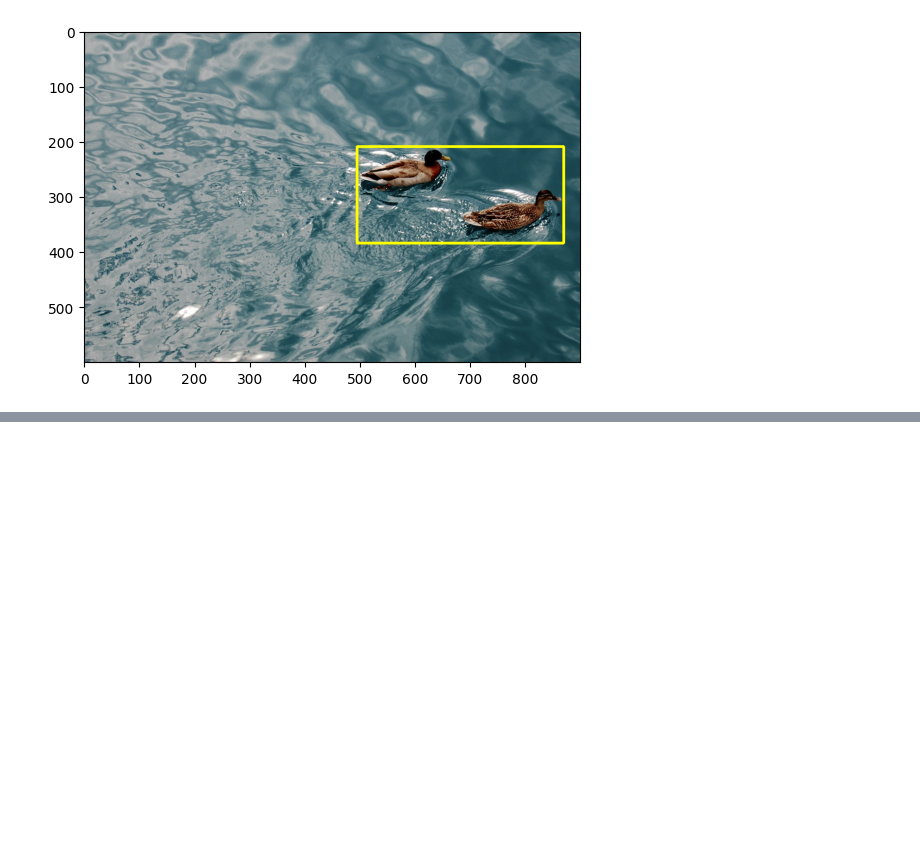
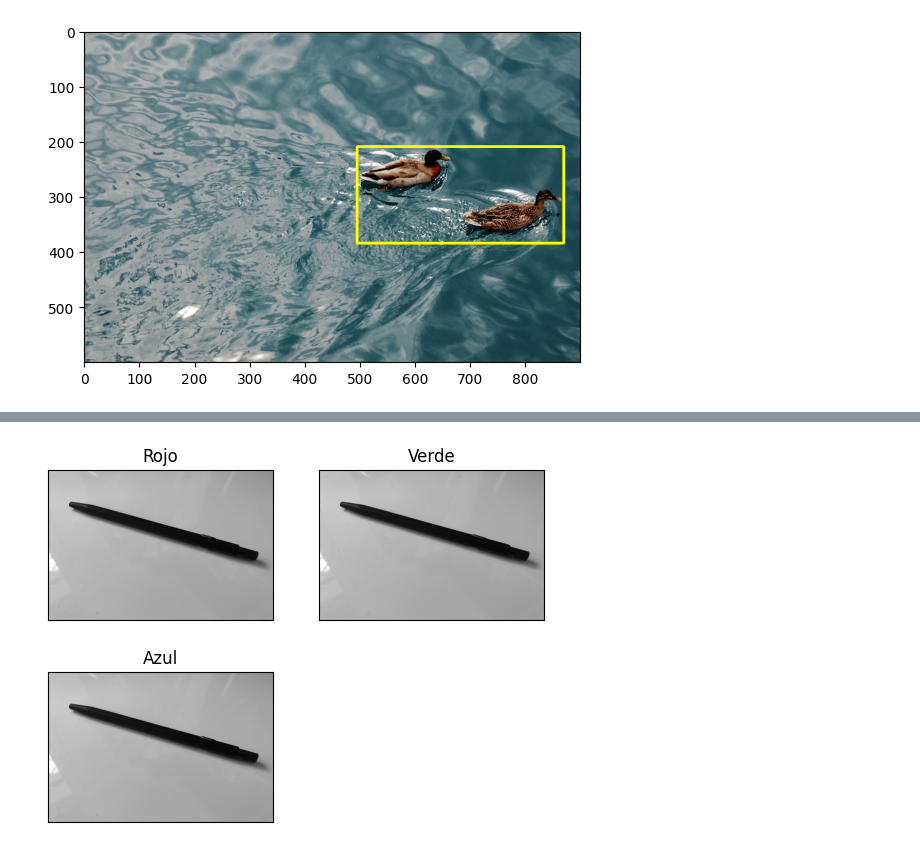
Before and after one commit to FlorianCochachin/procesamiento-imagenes-unmsm, a Jupyter notebook: src/Ejercicios.ipynb, the cells around one changed output, grey strips where cells are left out. Drawn from its saved outputs; the diff is of its cells as text; code cells hidden in the pictures; blank space fills up the shorter version.

```diff
--- a/src/Ejercicios.ipynb
+++ b/src/Ejercicios.ipynb
@@ -108,0 +134,9 @@ plt.imshow(imgRgb, 'gray')
+# %%
+titles = ['Rojo','Verde', 'Azul']
+for i in range(3):
+    plt.subplot(2,2,i+1),plt.imshow(obtenerCanaleColor(pencilRgb, i),'gray')
+    plt.title(titles[i])
+    plt.xticks([]),plt.yticks([])
+plt.show()
+# %% [output]
+[figure, added]
```
Also changed, not shown: parts of 11 cells of this notebook.
